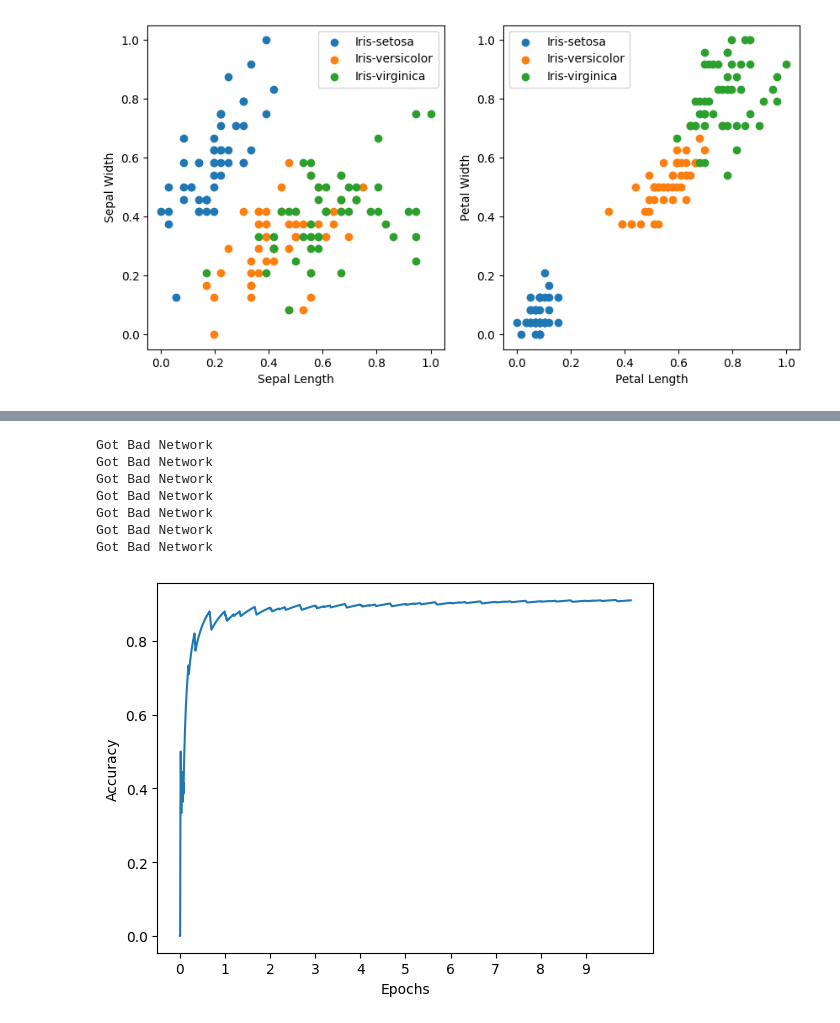
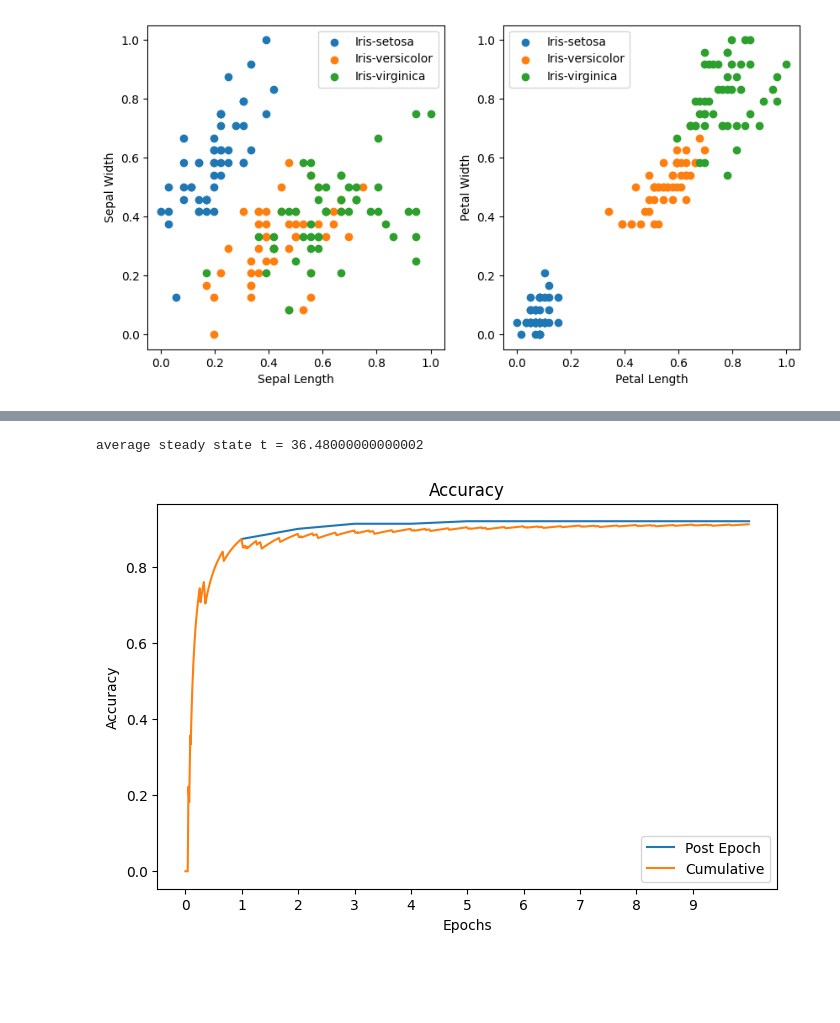
Before and after one commit to rfebbo/SNN_DPE, a Jupyter notebook: snn_dpe_iris_test.ipynb, the cells around one changed output, grey strips where cells are left out. Saved outputs shown, nothing was run; the diff lists cells and outputs as text; code cells hidden in the pictures; blank space fills up the shorter version.

Commit message:
Added early stopping simulator and updated plots

```diff
--- a/snn_dpe_iris_test.ipynb
+++ b/snn_dpe_iris_test.ipynb
@@ -87,8 +87,11 @@ def create_network(n_neurons, n_synapses, negative_weights = False, threshold_ra
 test_network = False
 
 if test_network | test_all:
-    n_neurons = 10
-    n_synapses = 30
+    # n_neurons = 10
+    # n_synapses = 30
+    n_neurons = 16
+    n_synapses = int(n_neurons * np.random.uniform(low=2, high=3)) # random number from n_neurons * 2 to n_neurons * 3
+
 
     Neurons = create_network(n_neurons, n_synapses)
 
@@ -102,4 +105,6 @@ if test_network | test_all:
             G.add_edge(n.id, s.n2.id)
 
     nx.draw(G)
+    # plt.savefig('Images/network.pdf')
+    plt.show()
 # %% [output]
@@ -547,11 +628,11 @@ if test_weight_update | test_all:
     # show we can reduce error for a singe test sample
     for i in range(10):
         # feed a test sample into the test network
-        fires = run_network(neurons, encoders, normalized_iris_data[test_idx], sim_time)
+        fire_matrix = run_network_early_exit(neurons, encoders, normalized_iris_data[test_idx], sim_time)
 
         reset_network(neurons, encoders)
 
-        fire_matrix, total_fires, steady_state_t, _ = find_steady_state(sim_time, attributes, fires)
+        # fire_matrix, total_fires, steady_state_t, _ = find_steady_state(sim_time, attributes, fires)
 
         x, y = forward_pass(fire_matrix, dpe_weights)
 
@@ -575,22 +656,22 @@ E9 = 12.703462975676155
 # %%
-def train_all(data, neurons, encoders, dpe_weights, sim_time = 200, window_size=5):
+def train_all(data, neurons, encoders, dpe_weights, sim_time = 200, window_size=5, n_epochs=10):
     E_t = []
-    for _ in range(10):
+    cumulative_acc = []
+    avg_steady_state_t = 0
+    n_proccessed = 0
+
+    for epoch in range(n_epochs):
         # for sample in data
         E = 0
-        # n_correct = 0
+        n_correct = 0
         for i, d in enumerate(normalized_iris_data):
             # run network
-            fires = run_network(neurons, encoders, d, sim_time)
+            fire_matrix = run_network_early_exit(neurons, encoders, d, sim_time)
 
             reset_network(neurons, encoders)
 
-            fire_matrix, total_fires, steady_state_t, _ = find_steady_state(sim_time, attributes, fires, window_size=window_size)
-
-            if steady_state_t == 0:
-                # steady state never reached, network likely a dud
-                print('Got Bad Network')
-                return None
+            # fire_matrix, total_fires, steady_state_t, _ = find_steady_state(sim_time, attributes, fires, window_size=window_size)
+            steady_state_t = len(fire_matrix)
 
             x, y = forward_pass(fire_matrix, dpe_weights)
 
@@ -601,17 +682,24 @@ def train_all(data, neurons, encoders, dpe_weights, sim_time = 200, window_size=
 
             correct = 0
             if np.argmax(y) == labels[i]:
+                n_correct += 1
                 correct = 1
 
-            if len(E_t) == 0:
-                E_t.append(correct)
+            if n_proccessed == 0:
+                avg_steady_state_t = steady_state_t
+                cumulative_acc.append(correct)
             else:
-                cumulative_avg = (len(E_t) * E_t[-1] + float(correct))/(len(E_t) + 1)
-                E_t.append(cumulative_avg)
+                avg_steady_state_t = (n_proccessed * avg_steady_state_t + steady_state_t)/(n_proccessed+1)
+                cumulative_avg = (n_proccessed * cumulative_acc[-1] + float(correct))/(n_proccessed + 1)
+                cumulative_acc.append(cumulative_avg)
+
+            n_proccessed += 1
+
+        E_t.append(float(n_correct)/len(normalized_iris_data))
 
 
 
-    return E_t
+    return E_t, avg_steady_state_t, cumulative_acc
 
 test_train_all = True
 
@@ -620,44 +708,45 @@ if test_train_all | test_all:
     iris_data, labels, classes, attributes = read_iris_data(iris_data_location)
 
     normalized_iris_data = normalize_iris_data(iris_data)
 
     #  create network and encoders
     n_neurons = 16
     n_synapses = int(n_neurons * np.random.uniform(low=2, high=3)) # random number from n_neurons * 2 to n_neurons * 3
 
     # neurons = create_network(n_neurons, n_synapses)
 
     encoders = create_encoders(attributes)
 
     # create dpe weights
     dpe_weights = np.random.rand(n_neurons, len(classes))
 
     E_t = None
     tries = 0
+    n_epochs = 10
 
     while E_t == None and tries < 10:
         neurons = create_network(n_neurons, n_synapses)
-        E_t = train_all(normalized_iris_data, neurons, encoders, dpe_weights, sim_time=100, window_size=10)
+        E_t, avg_ss, c_acc = train_all(normalized_iris_data, neurons, encoders, dpe_weights, sim_time=100, window_size=10, n_epochs=n_epochs)
         tries += 1
 
+    print(f'average steady state t = {avg_ss}')
+
     fig = plt.subplots(figsize=(8,5))
-    plt.plot(range(len(E_t)), E_t)
-    plt.xticks(ticks=range(0, 10*len(normalized_iris_data) + 1, len(normalized_iris_data)), labels=range(0, 11, 1))
+    plt.plot(range(len(normalized_iris_data), len(c_acc)+1, int(len(c_acc)/n_epochs)), E_t, label='Post Epoch')
+    plt.plot(range(len(c_acc)), c_acc, label='Cumulative')
+    plt.xticks(ticks=range(0, 10*len(normalized_iris_data), len(normalized_iris_data)), labels=range(0, 10, 1))
     plt.xlabel('Epochs')
-    plt.ylabel('Cumulative Accuracy')
-    plt.title('Accuracy Evaluated after Each Datasample (iteration)')
+    plt.ylabel('Accuracy')
+    plt.title('Accuracy')
+    plt.savefig('Images/Training_accuracy.pdf')
+    # print(len(c_acc))
+    # print(len(E_t))
+    plt.legend()
     plt.show()
-
 
     # calculate fitness
 
     # do EO
 # %% [output]
-Got Bad Network
-Got Bad Network
-Got Bad Network
-Got Bad Network
-Got Bad Network
-Got Bad Network
-Got Bad Network
+average steady state t = 36.48000000000002
-[figure, old version]
+[figure, new version]
```
Also changed, not shown: parts of 7 cells of this notebook.
